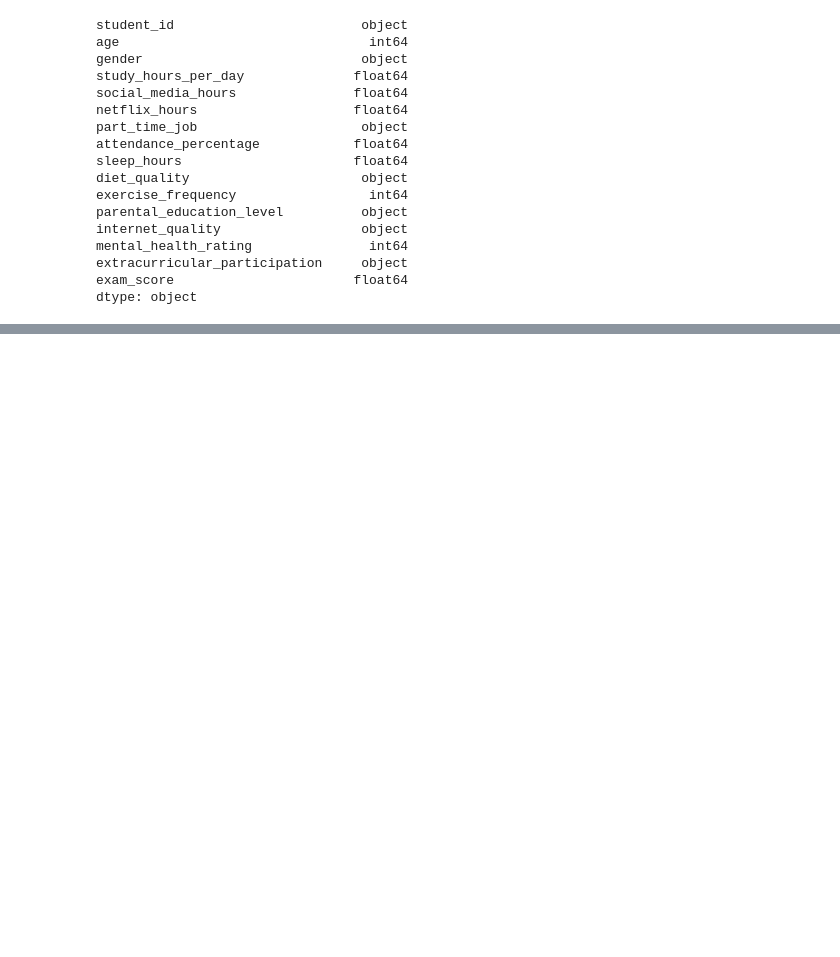
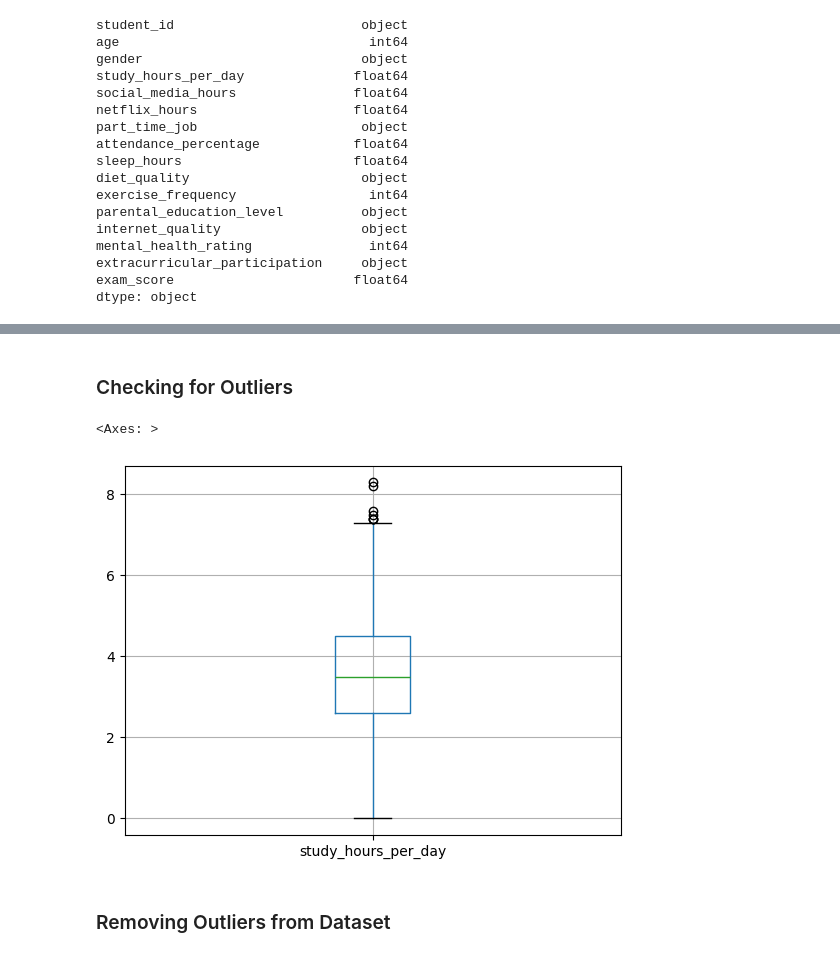
Before and after one commit to kenzylcarr/PortfolioProjects, a Jupyter notebook: Student_Habits_vs_Academic_Performance.ipynb, the cells around one changed output, grey strips where cells are left out. Saved outputs shown, nothing was run; the diff lists cells and outputs as text; code cells hidden in the pictures; blank space fills up the shorter version.

```diff
--- a/Student_Habits_vs_Academic_Performance.ipynb
+++ b/Student_Habits_vs_Academic_Performance.ipynb
@@ -135,0 +139,2 @@ dtype: object
+# %%
+data.sort_values(by=['study_hours_per_day'], inplace=False, ascending=False)
@@ -135,0 +155,9 @@ dtype: object
+# %% [markdown]
+### Checking for Outliers
+# %%
+data.boxplot(column=['study_hours_per_day'])
+# %% [output]
+<Axes: >
+[figure, added]
+# %% [markdown]
+### Removing Outliers from Dataset
```
Also changed, not shown: parts of 7 cells of this notebook.
